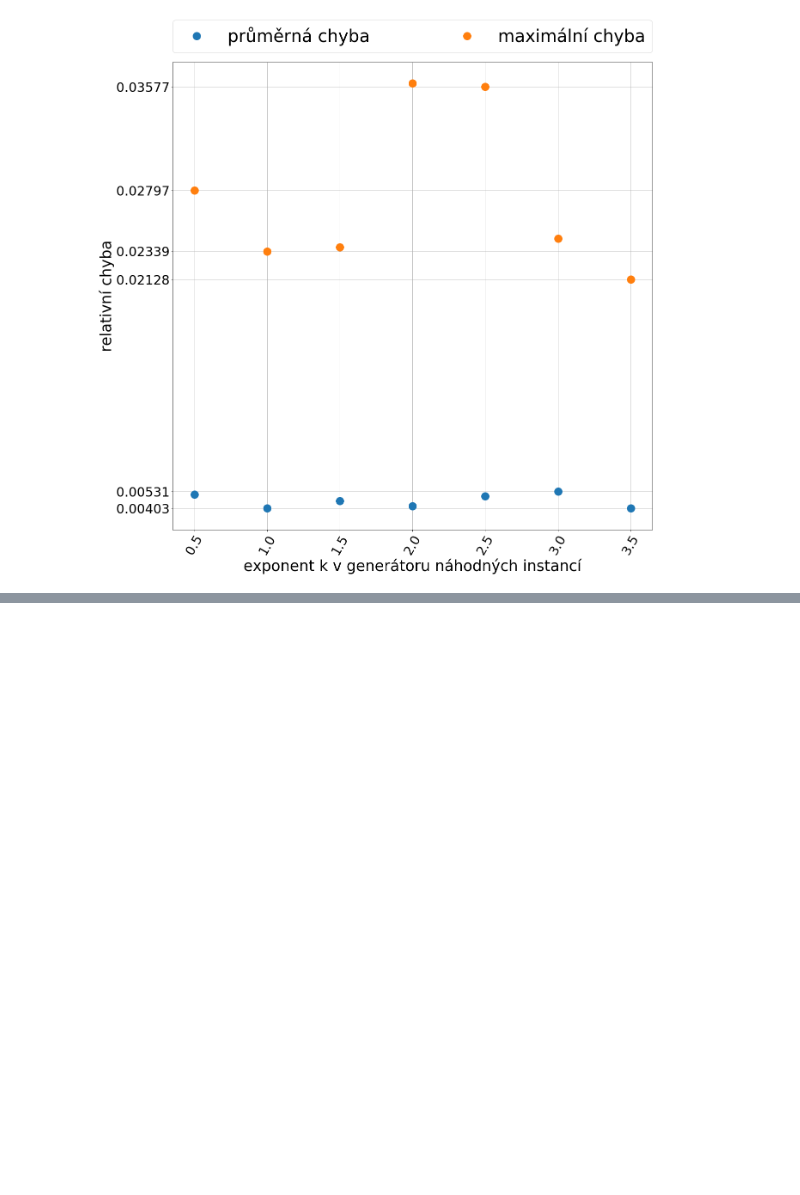
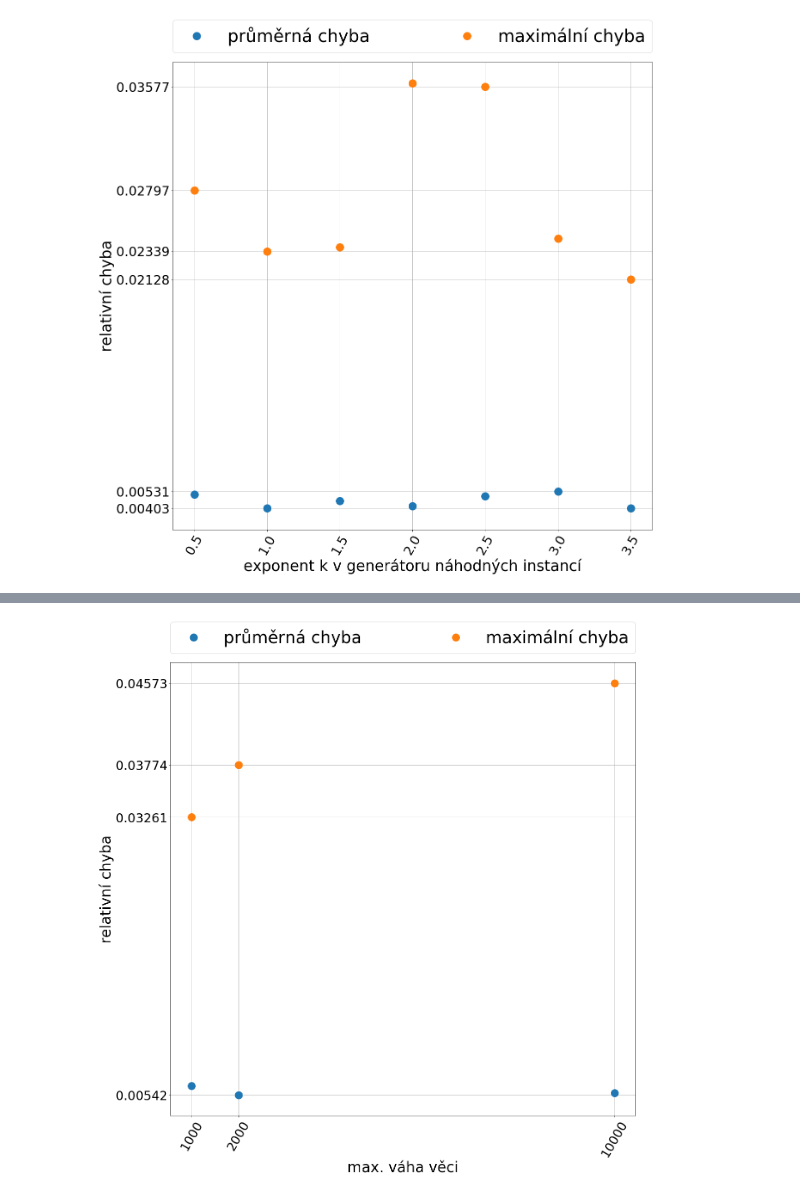
Before and after one commit to martilad/MI-PAA2018, a Jupyter notebook: task3/graphMake.ipynb, the cells around one changed output, grey strips where cells are left out. Cells and saved outputs as stored; diff of their text form; code cells hidden in the pictures; blank space fills up the shorter version.

```diff
--- a/task3/graphMake.ipynb
+++ b/task3/graphMake.ipynb
@@ -137,0 +188,17 @@ do_plot(20, 20, df.index, df[['avgE', 'maxE']],
+# %%
+df = crate_data_frame(['1000.W.csv', '2000.W.csv','10000.W.csv'
+                      ],
+                      ['errH'], 1, True)
+dM = crate_data_frame(['1000.W.csv', '2000.W.csv','10000.W.csv'
+                      ],
+                      ['errH'], 1, False)
+df.columns = ['avgE']
+dM.columns = ['maxE']
+df['maxE'] = dM['maxE']
+
+
+do_plot(20, 20, df.index, df[['avgE', 'maxE']],
+        "max. váha věci", "relativní chyba", ['průměrná chyba', 'maximální chyba'],
+        "GMHE.pdf",30 , 1)
+# %% [output]
+[figure, added]
```
Also changed, not shown: parts of 6 cells of this notebook, 19 other files.
